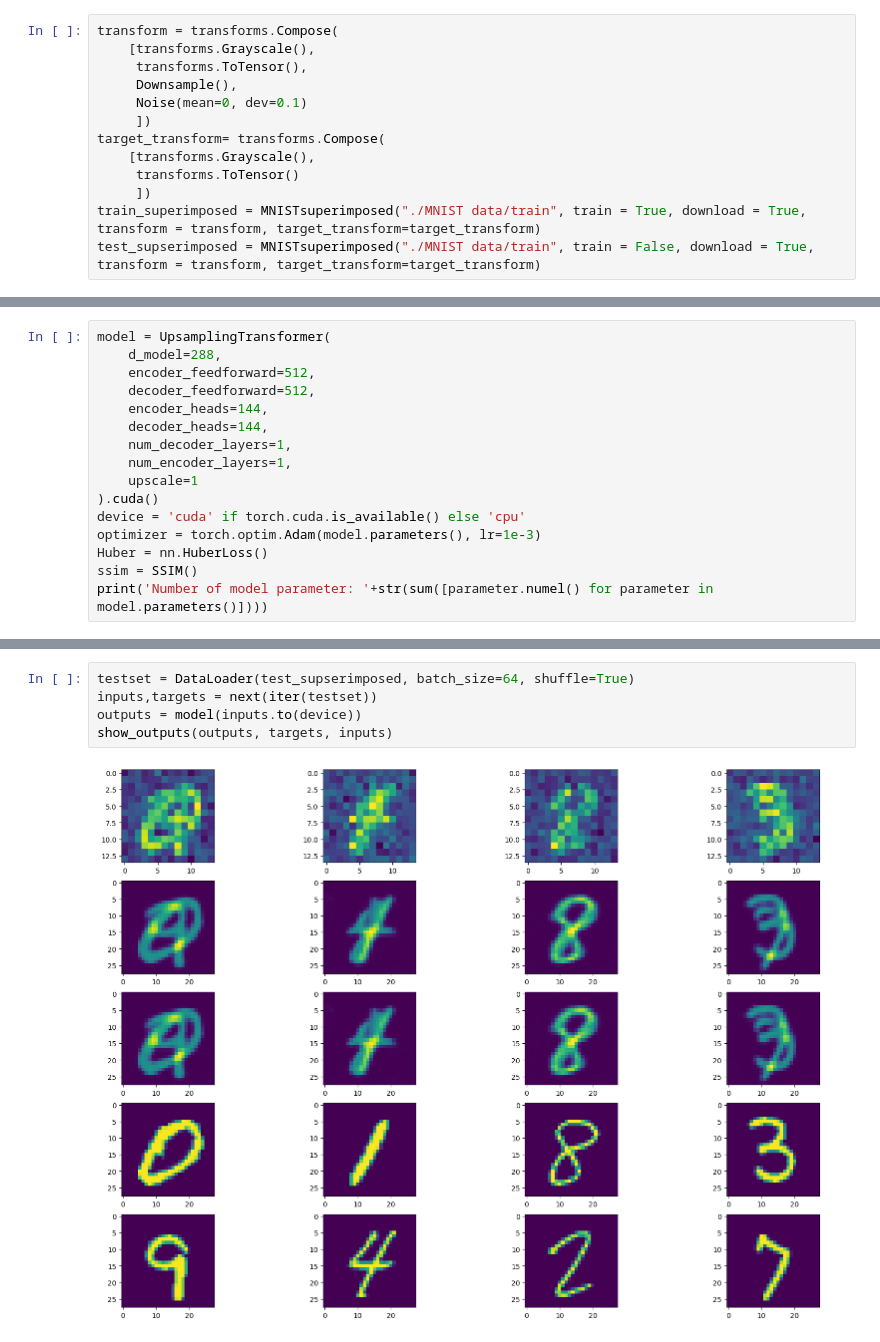
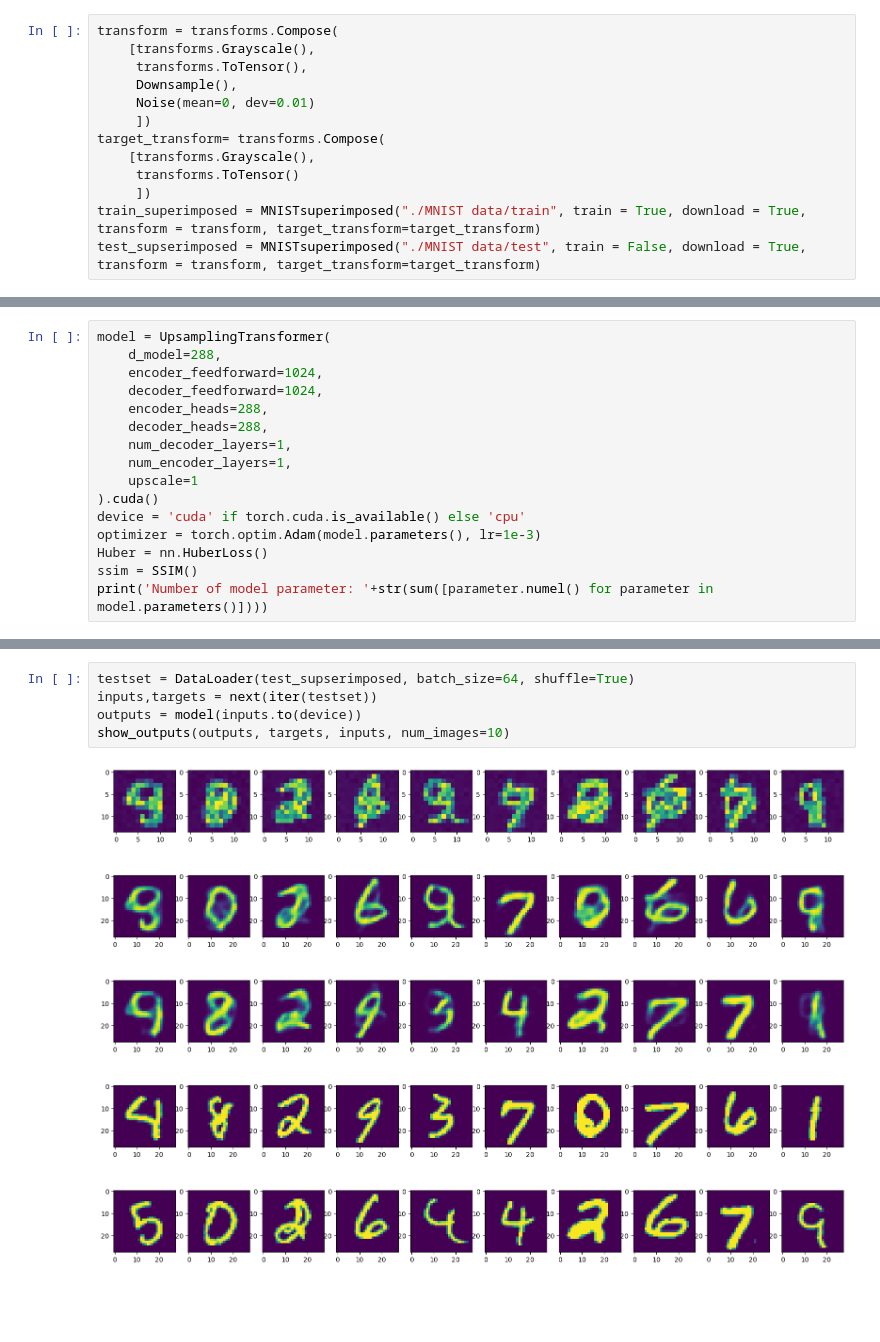
Before and after one commit to aranganath/Image-disambiguation, a Jupyter notebook: Image Disambiguity.ipynb, the cells around one changed output, grey strips where cells are left out. Drawn from its saved outputs; the diff is of its cells as text; blank space fills up the shorter version.

```diff
--- a/Image Disambiguity.ipynb
+++ b/Image Disambiguity.ipynb
@@ -19,12 +19,12 @@ transform = transforms.Compose(
     [transforms.Grayscale(),
      transforms.ToTensor(),
      Downsample(),
-     Noise(mean=0, dev=0.1)
+     Noise(mean=0, dev=0.01)
      ])
 target_transform= transforms.Compose(
     [transforms.Grayscale(),
      transforms.ToTensor()
      ])
 train_superimposed = MNISTsuperimposed("./MNIST data/train", train = True, download = True, transform = transform, target_transform=target_transform)
-test_supserimposed = MNISTsuperimposed("./MNIST data/train", train = False, download = True, transform = transform, target_transform=target_transform)
+test_supserimposed = MNISTsuperimposed("./MNIST data/test", train = False, download = True, transform = transform, target_transform=target_transform)
 # %%
@@ -37,10 +37,10 @@ show_images(inputs, outputs)
 # %%
 model = UpsamplingTransformer(
     d_model=288,
-    encoder_feedforward=512,
-    decoder_feedforward=512,
-    encoder_heads=144,
-    decoder_heads=144,
+    encoder_feedforward=1024,
+    decoder_feedforward=1024,
+    encoder_heads=288,
+    decoder_heads=288,
     num_decoder_layers=1,
     num_encoder_layers=1,
     upscale=1
@@ -91,7 +91,7 @@ Finished Training
 # %%
 testset = DataLoader(test_supserimposed, batch_size=64, shuffle=True)
 inputs,targets = next(iter(testset))
 outputs = model(inputs.to(device))
-show_outputs(outputs, targets, inputs)
+show_outputs(outputs, targets, inputs, num_images=10)
 # %% [output]
-[figure, old version]
+[figure, new version]
```
Also changed, not shown: parts of 9 cells of this notebook, 8 other files.
